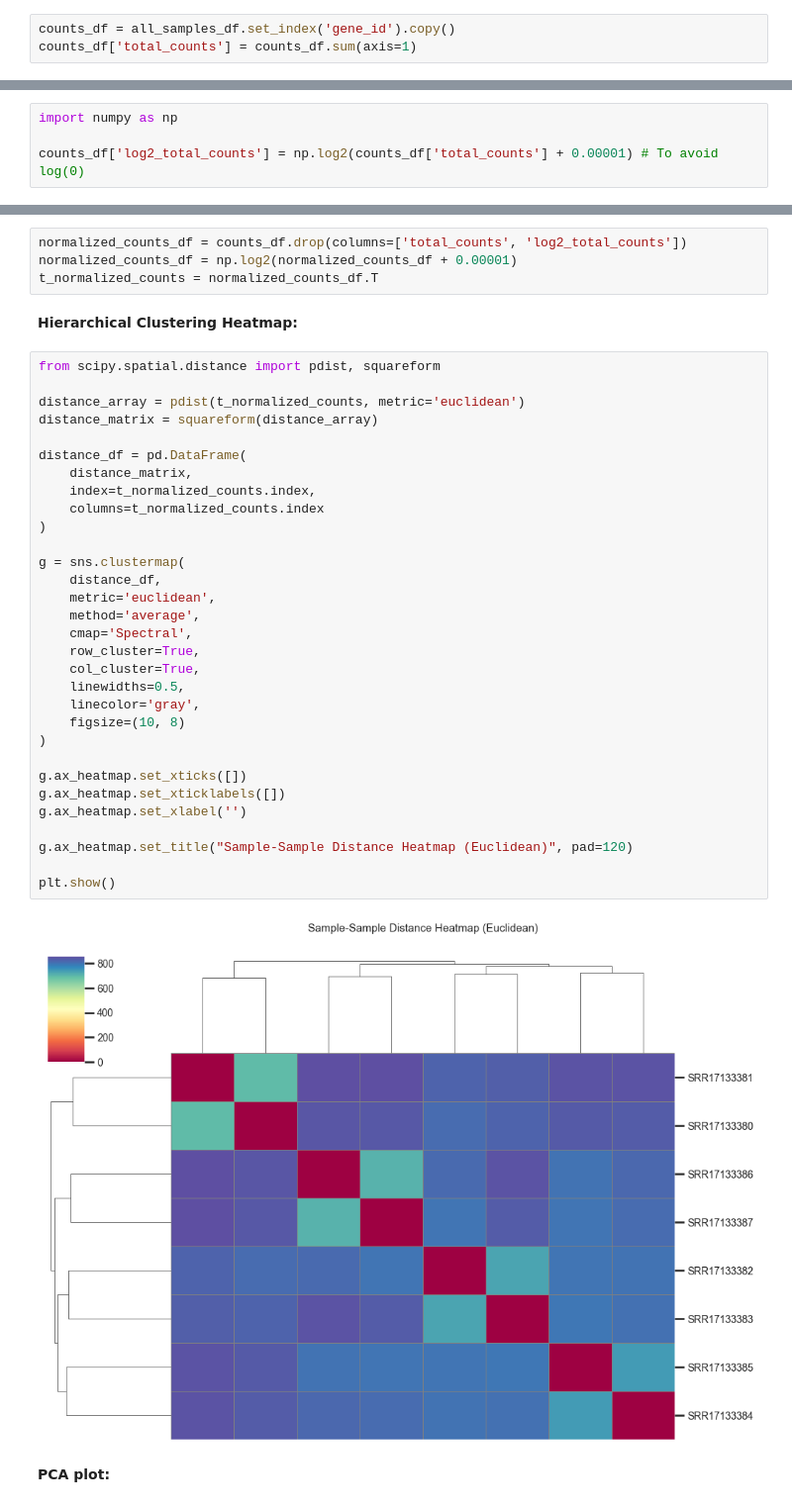
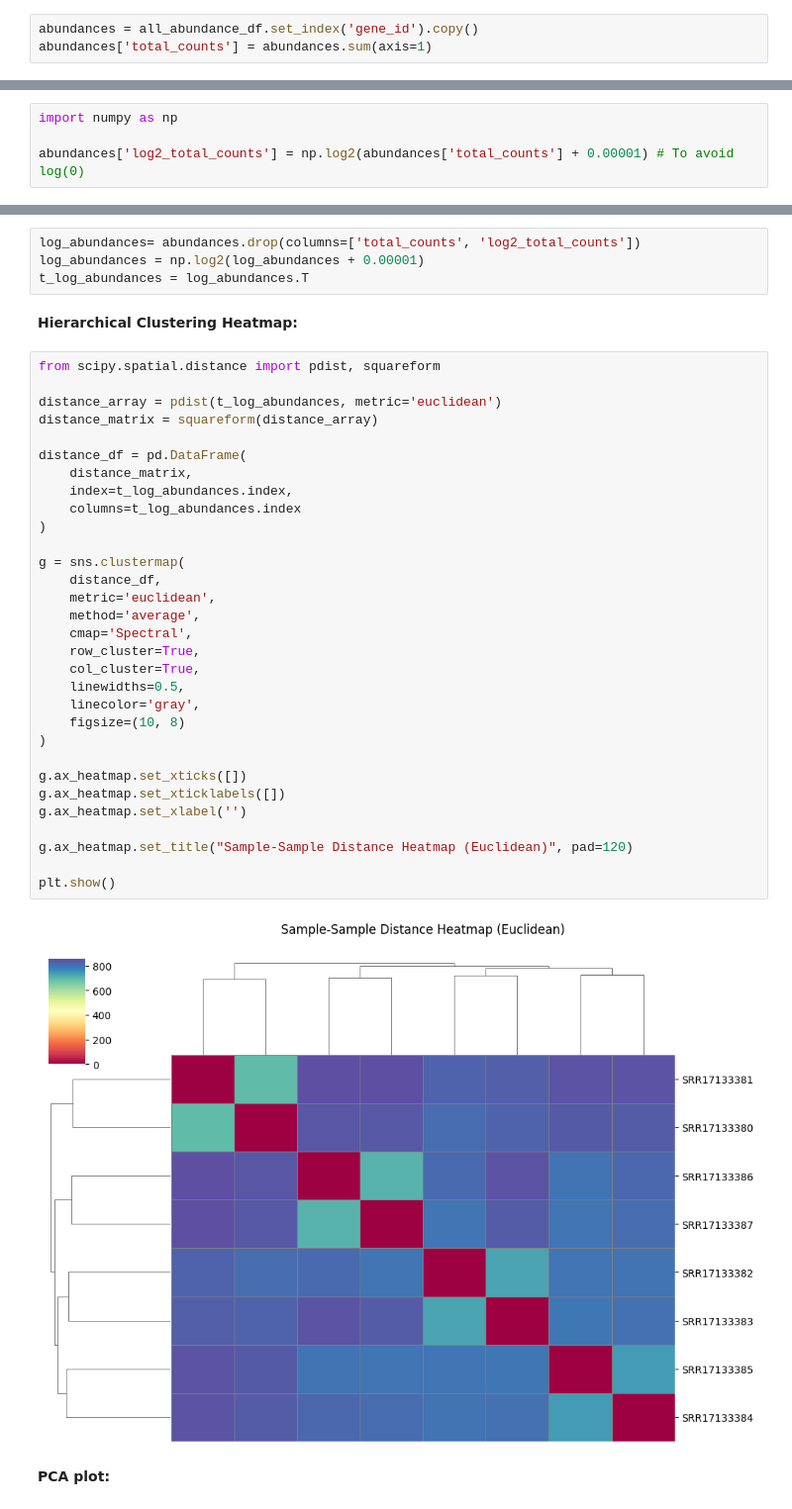
Before and after one commit to ariellearabov/NGS-PROJECT, a Jupyter notebook: template.ipynb, the cells around one changed output, grey strips where cells are left out. Shown at 99% size. Cells and saved outputs as stored; diff of their text form.

```diff
--- a/template.ipynb
+++ b/template.ipynb
@@ -782,8 +806,8 @@ if all_samples_df is not None:
 # %% [markdown]
 ##### **Now, lets veiw the raw histogram of the read counts-**
 # %%
-counts_df = all_samples_df.set_index('gene_id').copy()
-counts_df['total_counts'] = counts_df.sum(axis=1)
+abundances = all_abundance_df.set_index('gene_id').copy()
+abundances['total_counts'] = abundances.sum(axis=1)
 # %%
 import seaborn as sns
 import matplotlib.pyplot as plt
@@ -821,7 +845,7 @@ plt.show()
 # %%
 import numpy as np
 
-counts_df['log2_total_counts'] = np.log2(counts_df['total_counts'] + 0.00001) # To avoid log(0)
+abundances['log2_total_counts'] = np.log2(abundances['total_counts'] + 0.00001) # To avoid log(0)
 # %%
 plt.figure(figsize=(8, 6))
 
@@ -854,44 +878,44 @@ plt.show()
 # %% [markdown]
 ##### **Now, lets plot a Hierarchical Clustering Heatmap and a PCA plot to varify our study design.**
 # %%
-normalized_counts_df = counts_df.drop(columns=['total_counts', 'log2_total_counts'])
-normalized_counts_df = np.log2(normalized_counts_df + 0.00001)
-t_normalized_counts = normalized_counts_df.T
+log_abundances= abundances.drop(columns=['total_counts', 'log2_total_counts'])
+log_abundances = np.log2(log_abundances + 0.00001)
+t_log_abundances = log_abundances.T
 # %% [markdown]
 **Hierarchical Clustering Heatmap:**
 # %%
 from scipy.spatial.distance import pdist, squareform
 
-distance_array = pdist(t_normalized_counts, metric='euclidean')
+distance_array = pdist(t_log_abundances, metric='euclidean')
 distance_matrix = squareform(distance_array)
 
 distance_df = pd.DataFrame(
     distance_matrix,
-    index=t_normalized_counts.index,
-    columns=t_normalized_counts.index
+    index=t_log_abundances.index,
+    columns=t_log_abundances.index
 )
 
 g = sns.clustermap(
     distance_df,
     metric='euclidean',
     method='average',
     cmap='Spectral',
     row_cluster=True,
     col_cluster=True,
     linewidths=0.5,
     linecolor='gray',
     figsize=(10, 8)
 )
 
 g.ax_heatmap.set_xticks([])
 g.ax_heatmap.set_xticklabels([])
 g.ax_heatmap.set_xlabel('')
 
 g.ax_heatmap.set_title("Sample-Sample Distance Heatmap (Euclidean)", pad=120)
 
 plt.show()
 # %% [output]
-[figure, old version]
+[figure, new version]
 # %% [markdown]
 **PCA plot:**
 # %%
```
Also changed, not shown: parts of 6 cells of this notebook, 1 other file.
